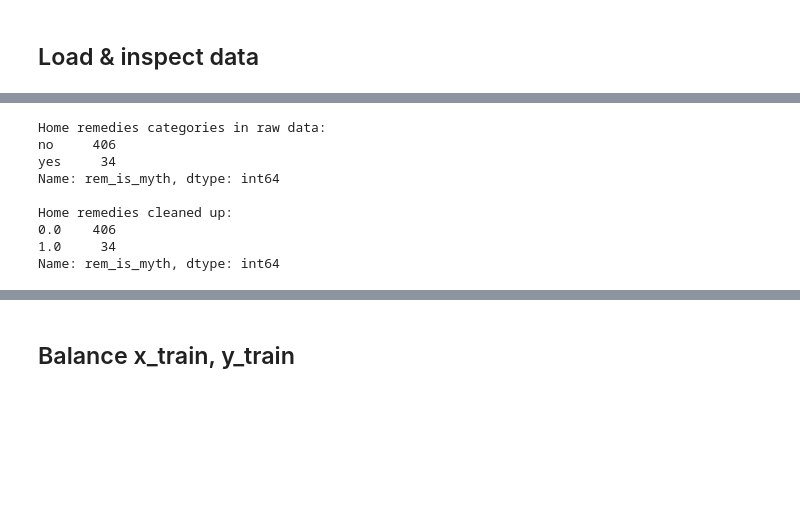
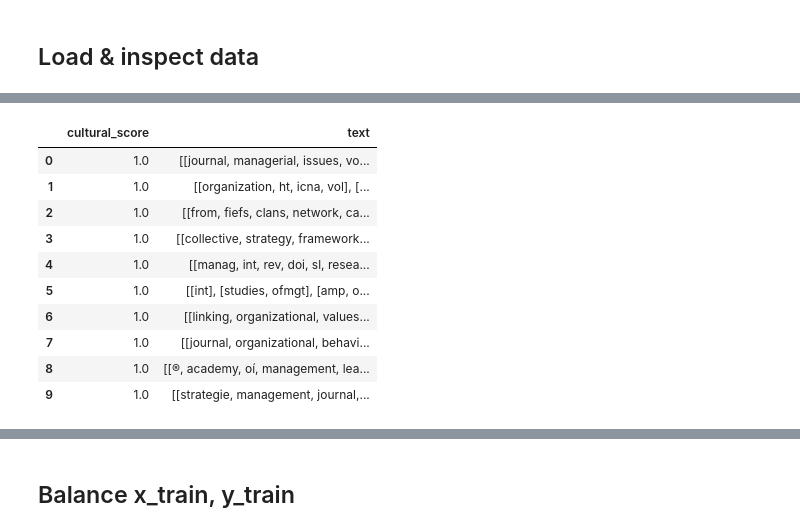
Before and after one commit to h2researchgroup/classification, a Jupyter notebook: modeling/evaluate_basic_classifiers_balanced.ipynb, the cells around one changed output, grey strips where cells are left out. Drawn from its saved outputs; the diff is of its cells as text; code cells hidden in the pictures; blank space fills up the shorter version.

```diff
--- a/modeling/evaluate_basic_classifiers_balanced.ipynb
+++ b/modeling/evaluate_basic_classifiers_balanced.ipynb
@@ -52,3 +63,40 @@ from imblearn.under_sampling import RandomUnderSampler
 [nltk_data]   Package punkt is already up-to-date!
+# %%
+######################################################
+# Define filepaths
+######################################################
+
+thisday = date.today().strftime("%m%d%y")
+
+cwd = os.getcwd()
+root = str.replace(cwd, 'classification/modeling', '')
+
+# Directory for prepared data and trained models: save files here
+data_fp = root + 'classification/data/'
+model_fp = root + 'classification/models/'
+
+# Current article lists
+article_list_fp = data_fp + 'filtered_length_index.csv' # Filtered index of research articles
+article_paths_fp = data_fp + 'filtered_length_article_paths.csv' # List of article file paths
+
+# Preprocessed training data
+cult_labeled_fp = data_fp + 'training_cultural_preprocessed_112420.pkl'
+relt_labeled_fp = data_fp + 'training_relational_preprocessed_112420.pkl'
+demog_labeled_fp = data_fp + 'training_demographic_preprocessed_112420.pkl'
+
+# Model filepaths
+cult_model_fp = model_fp + f'classifier_cult_{str(thisday)}.joblib'
+relt_model_fp = model_fp + f'classifier_relt_{str(thisday)}.joblib'
+demog_model_fp = model_fp + f'classifier_demog_{str(thisday)}.joblib'
+
+# Vectorizers trained on hand-coded data (use to limit vocab of input texts)
+cult_vec_fp = model_fp + f'vectorizer_cult_{str(thisday)}.joblib'
+relt_vec_fp = model_fp + f'vectorizer_relt_{str(thisday)}.joblib'
+demog_vec_fp = model_fp + f'vectorizer_demog_{str(thisday)}.joblib'
+
+# Vocab of vectorizers (for verification purposes)
+cult_vec_feat_fp = model_fp + f'vectorizer_features_cult_{str(thisday)}.csv'
+relt_vec_feat_fp = model_fp + f'vectorizer_features_relt_{str(thisday)}.csv'
+demog_vec_feat_fp = model_fp + f'vectorizer_features_demog_{str(thisday)}.csv'
 # %% [markdown]
 ## Load & inspect data
@@ -420,24 +103,18 @@ def no_yes_convert(convert_df, column_name, has_unsure = False):
-# %%
-######################################################
-# Convert myData_is_myth to float
-######################################################
-
-dis_df_is_myth = no_yes_convert(dis_df_is_myth,'dis_is_myth')
-rem_df_is_myth = no_yes_convert(rem_df_is_myth,'rem_is_myth')
-wth_df_is_myth = no_yes_convert(wth_df_is_myth,'wth_is_myth')
-
-print("Home remedies categories in raw data:")
-print(rem_df['rem_is_myth'].value_counts())
-print()
-print("Home remedies cleaned up:")
-print(rem_df_is_myth['rem_is_myth'].value_counts())
-# %% [output]
-Home remedies categories in raw data:
-no     406
-yes     34
-Name: rem_is_myth, dtype: int64
-
-Home remedies cleaned up:
-0.0    406
-1.0     34
-Name: rem_is_myth, dtype: int64
+# %%
+cult_df = quickpickle_load(cult_labeled_fp)
+relt_df = quickpickle_load(relt_labeled_fp)
+demog_df = quickpickle_load(demog_labeled_fp)
+
+cult_df.head(10)
+# %% [output]
+|  | cultural_score | text |
+| 0 | 1.0 | [[journal, managerial, issues, vo... |
+| 1 | 1.0 | [[organization, ht, icna, vol], [... |
+| 2 | 1.0 | [[from, fiefs, clans, network, ca... |
+| 3 | 1.0 | [[collective, strategy, framework... |
+| 4 | 1.0 | [[manag, int, rev, doi, sl, resea... |
+| 5 | 1.0 | [[int], [studies, ofmgt], [amp, o... |
+| 6 | 1.0 | [[linking, organizational, values... |
+| 7 | 1.0 | [[journal, organizational, behavi... |
+| 8 | 1.0 | [[®, academy, oí, management, lea... |
+| 9 | 1.0 | [[strategie, management, journal,... |
```
Also changed, not shown: parts of 28 cells of this notebook.
